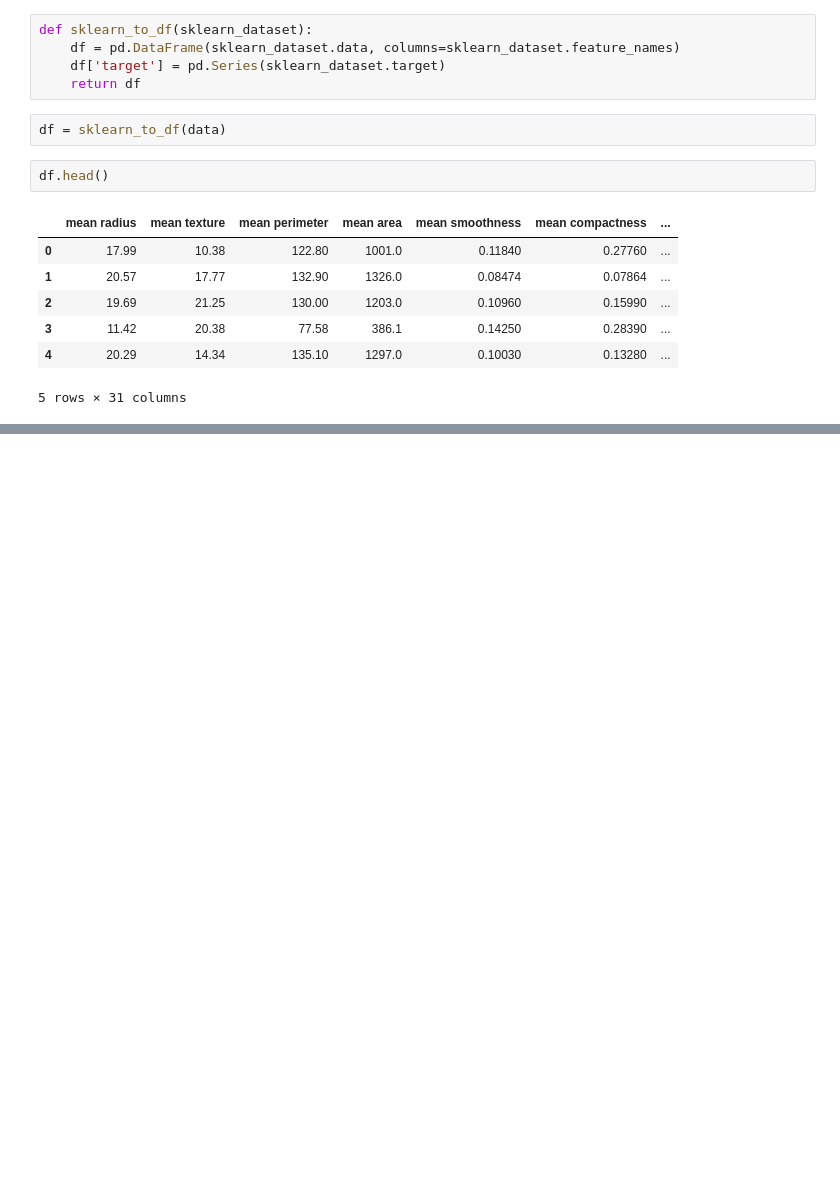
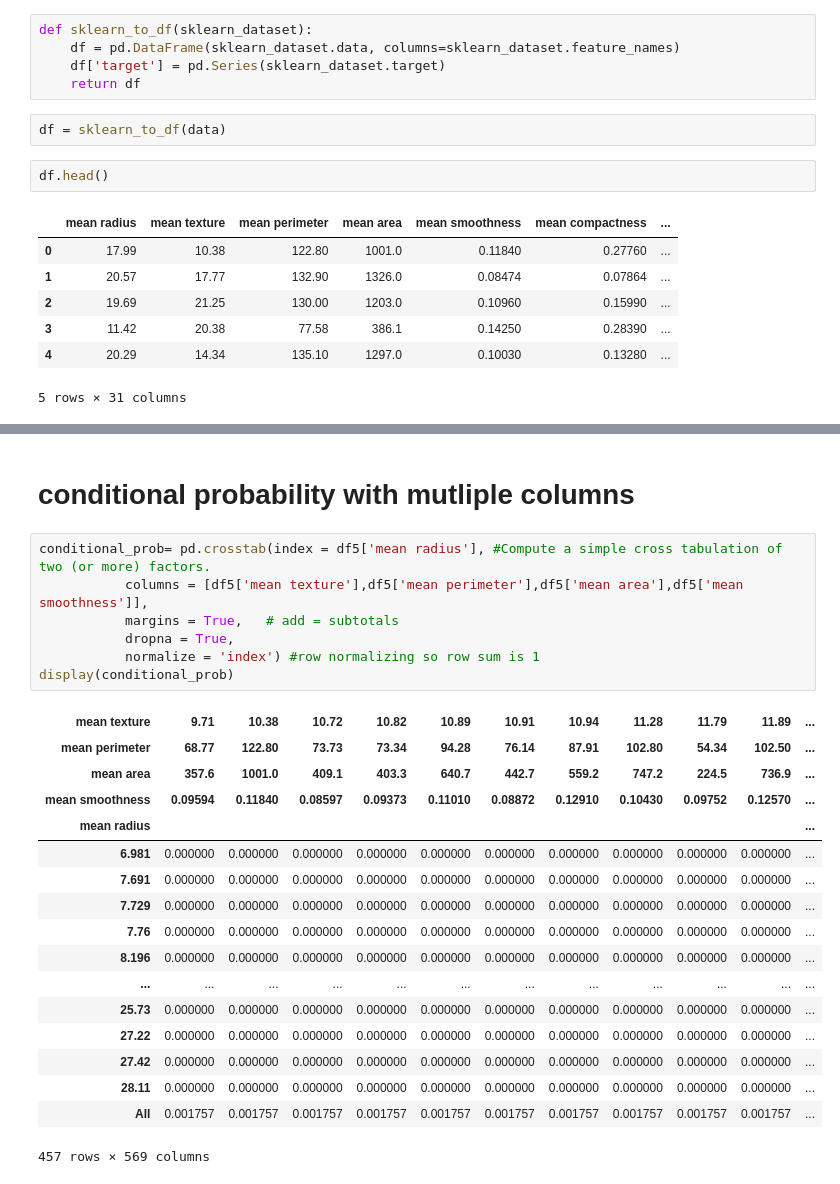
Before and after one commit to Deniz-shelby/Strive_Day1, a Jupyter notebook: M2/extra_ex/cond_prob_tab.ipynb, the cells around one changed output, grey strips where cells are left out. Saved outputs shown, nothing was run; the diff lists cells and outputs as text; blank space fills up the shorter version.

Commit message:
used pd.crosstab

```diff
--- a/M2/extra_ex/cond_prob_tab.ipynb
+++ b/M2/extra_ex/cond_prob_tab.ipynb
@@ -134,0 +191,27 @@ Length: 480, dtype: float64
+# %% [markdown]
+# conditional probability with mutliple columns
+# %%
+conditional_prob= pd.crosstab(index = df5['mean radius'], #Compute a simple cross tabulation of two (or more) factors.
+           columns = [df5['mean texture'],df5['mean perimeter'],df5['mean area'],df5['mean smoothness']],
+           margins = True,   # add = subtotals
+           dropna = True,
+           normalize = 'index') #row normalizing so row sum is 1
+display(conditional_prob)
+# %% [output]
+| mean texture | 9.71 | 10.38 | 10.72 | 10.82 | 10.89 | 10.91 | 10.94 | 11.28 | 11.79 | 11.89 | ... |
+| mean perimeter | 68.77 | 122.80 | 73.73 | 73.34 | 94.28 | 76.14 | 87.91 | 102.80 | 54.34 | 102.50 | ... |
+| mean area | 357.6 | 1001.0 | 409.1 | 403.3 | 640.7 | 442.7 | 559.2 | 747.2 | 224.5 | 736.9 | ... |
+| mean smoothness | 0.09594 | 0.11840 | 0.08597 | 0.09373 | 0.11010 | 0.08872 | 0.12910 | 0.10430 | 0.09752 | 0.12570 | ... |
+| mean radius |  |  |  |  |  |  |  |  |  |  | ... |
+| 6.981 | 0.000000 | 0.000000 | 0.000000 | 0.000000 | 0.000000 | 0.000000 | 0.000000 | 0.000000 | 0.000000 | 0.000000 | ... |
+| 7.691 | 0.000000 | 0.000000 | 0.000000 | 0.000000 | 0.000000 | 0.000000 | 0.000000 | 0.000000 | 0.000000 | 0.000000 | ... |
+| 7.729 | 0.000000 | 0.000000 | 0.000000 | 0.000000 | 0.000000 | 0.000000 | 0.000000 | 0.000000 | 0.000000 | 0.000000 | ... |
+| 7.76 | 0.000000 | 0.000000 | 0.000000 | 0.000000 | 0.000000 | 0.000000 | 0.000000 | 0.000000 | 0.000000 | 0.000000 | ... |
+| 8.196 | 0.000000 | 0.000000 | 0.000000 | 0.000000 | 0.000000 | 0.000000 | 0.000000 | 0.000000 | 0.000000 | 0.000000 | ... |
+| ... | ... | ... | ... | ... | ... | ... | ... | ... | ... | ... | ... |
+| 25.73 | 0.000000 | 0.000000 | 0.000000 | 0.000000 | 0.000000 | 0.000000 | 0.000000 | 0.000000 | 0.000000 | 0.000000 | ... |
+| 27.22 | 0.000000 | 0.000000 | 0.000000 | 0.000000 | 0.000000 | 0.000000 | 0.000000 | 0.000000 | 0.000000 | 0.000000 | ... |
+| 27.42 | 0.000000 | 0.000000 | 0.000000 | 0.000000 | 0.000000 | 0.000000 | 0.000000 | 0.000000 | 0.000000 | 0.000000 | ... |
+| 28.11 | 0.000000 | 0.000000 | 0.000000 | 0.000000 | 0.000000 | 0.000000 | 0.000000 | 0.000000 | 0.000000 | 0.000000 | ... |
+| All | 0.001757 | 0.001757 | 0.001757 | 0.001757 | 0.001757 | 0.001757 | 0.001757 | 0.001757 | 0.001757 | 0.001757 | ... |
+457 rows × 569 columns
```
Also changed, not shown: parts of 18 cells of this notebook.
